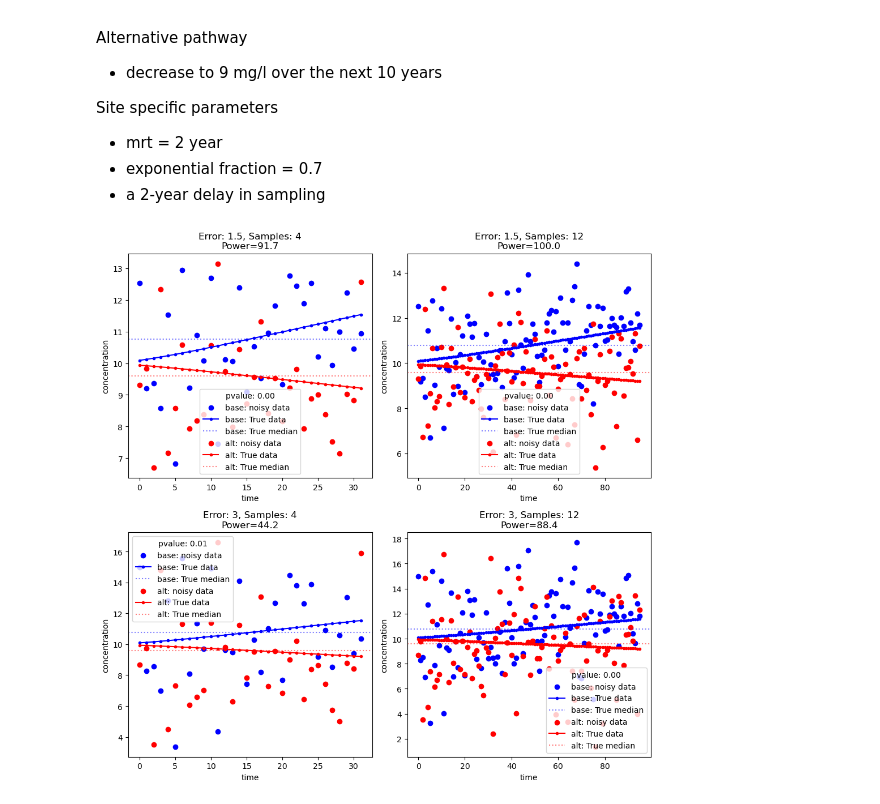
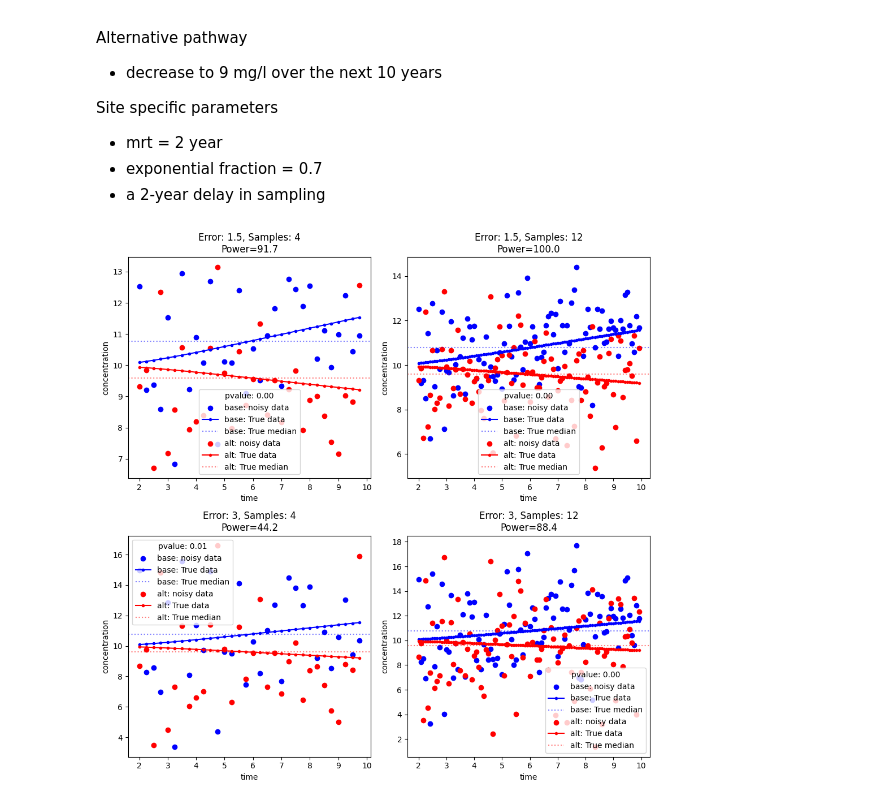
Before and after one commit to Komanawa-Solutions-Ltd/gw_detect_power-worked-examples, a Jupyter notebook: counterfactual_detection_power.ipynb, the cells around one changed output. Cells and saved outputs as stored; diff of their text form; code cells hidden in the pictures.

```diff
--- a/counterfactual_detection_power.ipynb
+++ b/counterfactual_detection_power.ipynb
@@ -86,31 +86,33 @@ for j, noise in enumerate(errors):
             samp_years=10,
             samp_per_year=samp,
             implementation_time_alt=10,
             initial_conc=10,
             target_conc_alt=9,
             prev_slope=0,
             max_conc_lim=20,
             min_conc_lim=2,
             mrt=2,
             target_conc_base=12,
             implementation_time_base=10,
             error_alt=None,
             delay_years=2,
             mrt_p1=2,
             frac_p1=1,
             f_p1=0.7,
             f_p2=0.7,
             seed_base=1,
             seed_alt=2,
         )
         y0_alt = out['alt_noisy_conc'].iloc[:, 0]
         y0_base = out['base_noisy_conc'].iloc[:, 0]
         ybase = out['true_conc']['true_conc_base']
         y_alt = out['true_conc']['true_conc_alt']
         fig0, ax = dpc.plot_iteration(y0_base, y0_alt, true_conc_base=ybase, true_conc_alt=y_alt, ax=axs[j, i])
         ax.set_title(f'Error: {noise}, Samples: {samp}\nPower={out["power"].loc["power"]:.1f}')
+        ax.set_xticks(range(0, 9*samp, samp))
+        ax.set_xticklabels(np.arange(2, 11, 1))
 
 fig.tight_layout()
 plt.show()
 # %% [output]
-[figure, old version]
+[figure, new version]
```
Also changed, not shown: parts of 1 cell of this notebook.
